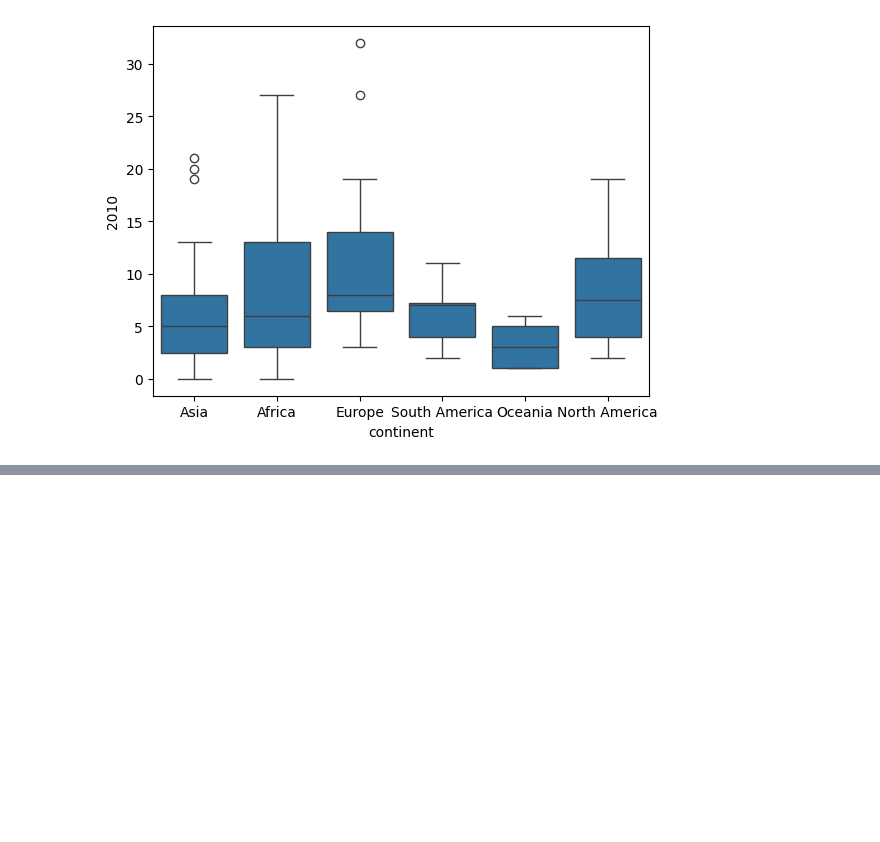
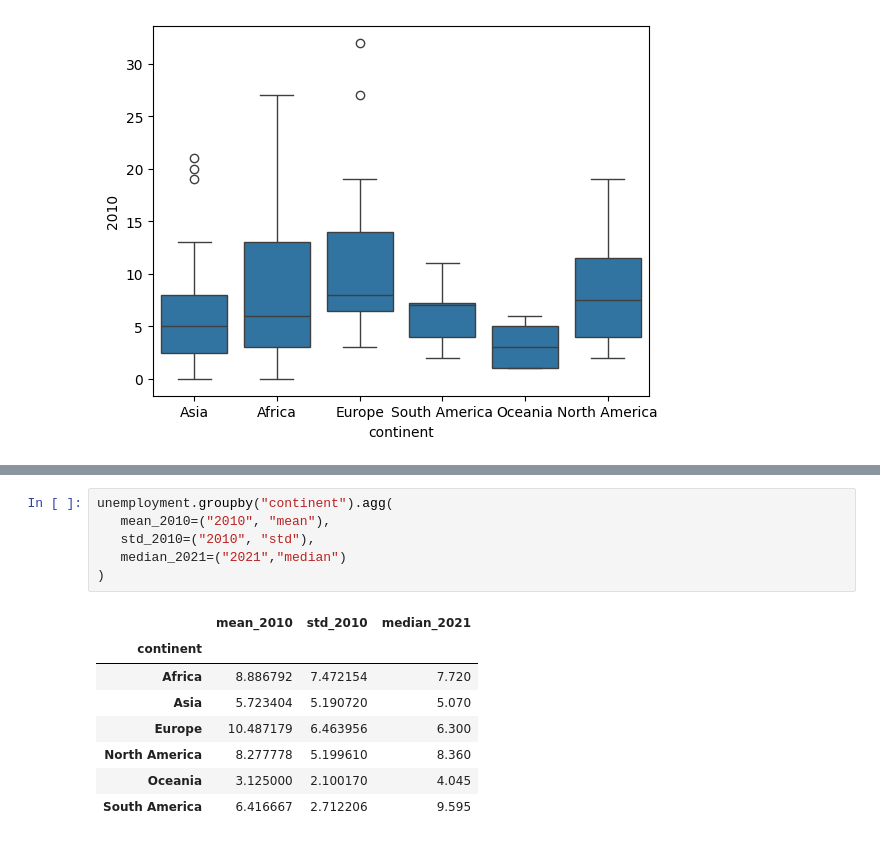
Before and after one commit to shreyasstha/data, a Jupyter notebook: EDA.ipynb, the cells around one changed output, grey strips where cells are left out. Cells and saved outputs as stored; diff of their text form; blank space fills up the shorter version.

```diff
--- a/EDA.ipynb
+++ b/EDA.ipynb
@@ -149,0 +175,15 @@ sns.boxplot(data=unemployment, x="continent" , y="2010")
+# %%
+unemployment.groupby("continent").agg(
+   mean_2010=("2010", "mean"),
+   std_2010=("2010", "std"),
+   median_2021=("2021","median")
+)
+# %% [output]
+|  | mean_2010 | std_2010 | median_2021 |
+| continent |  |  |  |
+| Africa | 8.886792 | 7.472154 | 7.720 |
+| Asia | 5.723404 | 5.190720 | 5.070 |
+| Europe | 10.487179 | 6.463956 | 6.300 |
+| North America | 8.277778 | 5.199610 | 8.360 |
+| Oceania | 3.125000 | 2.100170 | 4.045 |
+| South America | 6.416667 | 2.712206 | 9.595 |
```
Also changed, not shown: parts of 4 cells of this notebook.
